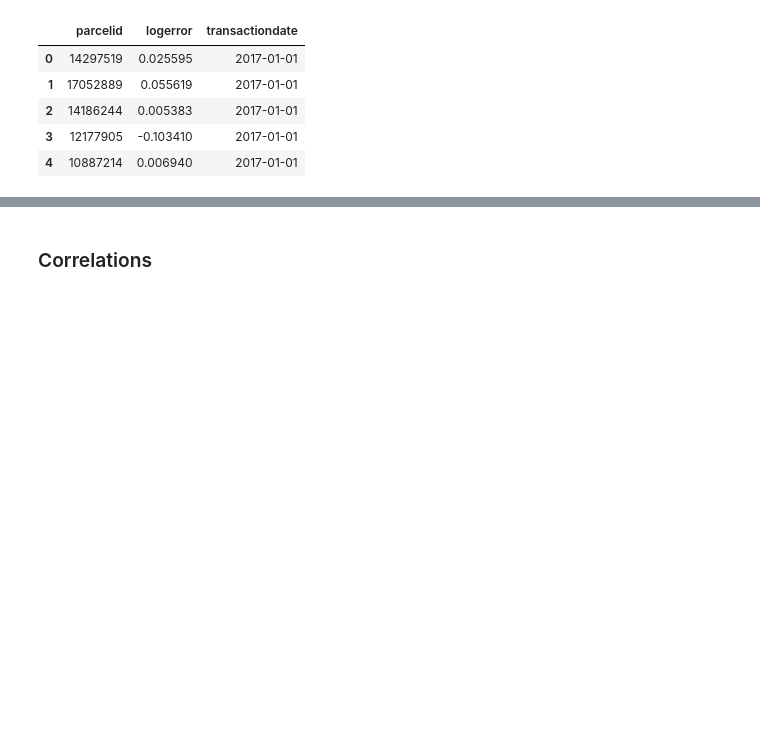
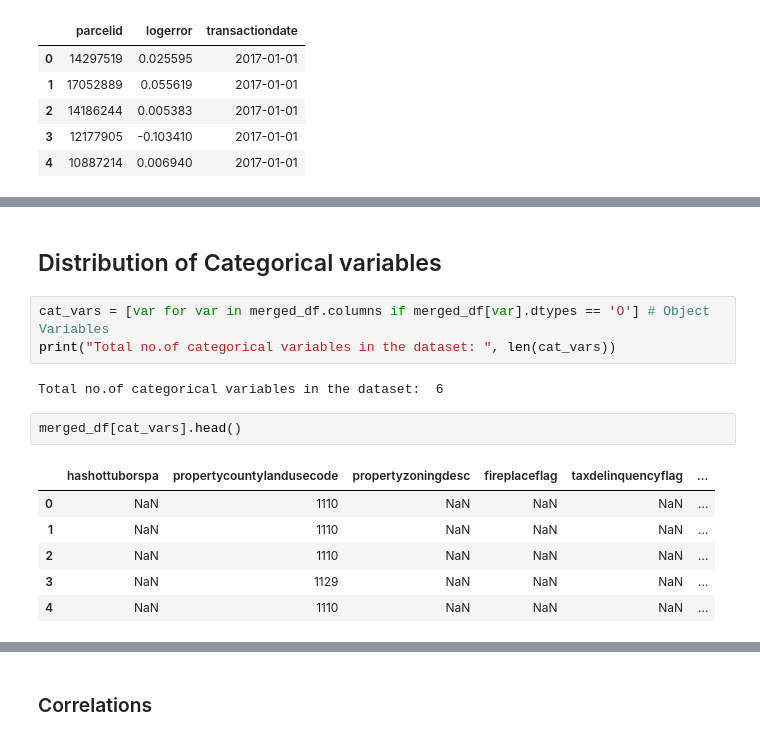
Before and after one commit to RuieX/Data-and-Web-Mining-project, a Jupyter notebook: project/src/notebooks/feature_engineering.ipynb, the cells around one changed output, grey strips where cells are left out. Drawn from its saved outputs; the diff is of its cells as text; blank space fills up the shorter version.

```diff
--- a/project/src/notebooks/feature_engineering.ipynb
+++ b/project/src/notebooks/feature_engineering.ipynb
@@ -108,0 +389,16 @@ final_df.shape
+# %% [markdown]
+## Distribution of Categorical variables
+# %%
+cat_vars = [var for var in merged_df.columns if merged_df[var].dtypes == 'O'] # Object Variables
+print("Total no.of categorical variables in the dataset: ", len(cat_vars))
+# %% [output]
+Total no.of categorical variables in the dataset:  6
+# %%
+merged_df[cat_vars].head()
+# %% [output]
+|  | hashottuborspa | propertycountylandusecode | propertyzoningdesc | fireplaceflag | taxdelinquencyflag | ... |
+| 0 | NaN | 1110 | NaN | NaN | NaN | ... |
+| 1 | NaN | 1110 | NaN | NaN | NaN | ... |
+| 2 | NaN | 1110 | NaN | NaN | NaN | ... |
+| 3 | NaN | 1129 | NaN | NaN | NaN | ... |
+| 4 | NaN | 1110 | NaN | NaN | NaN | ... |
```
Also changed, not shown: parts of 86 cells of this notebook, 1 other file.
